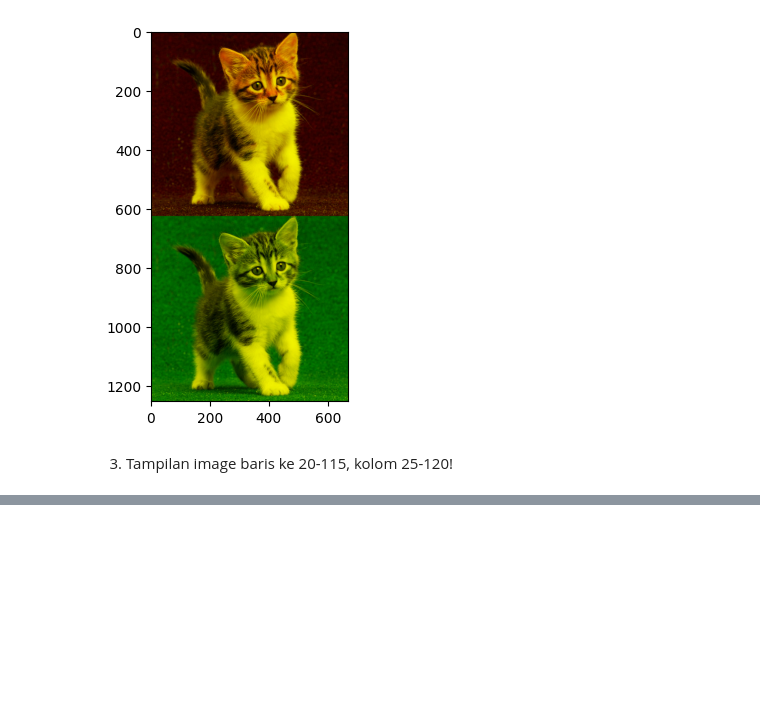
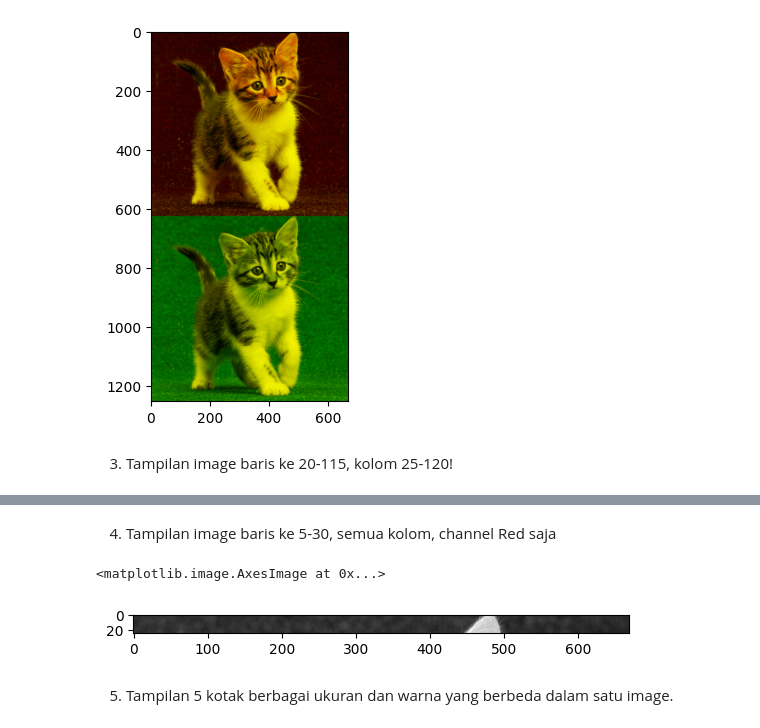
Before and after one commit to AzisilhamK463/PCVK_2023, a Jupyter notebook: week2.ipynb, the cells around one changed output, grey strips where cells are left out. Cells and saved outputs as stored; diff of their text form; code cells hidden in the pictures; blank space fills up the shorter version.

```diff
--- a/week2.ipynb
+++ b/week2.ipynb
@@ -203,0 +210,17 @@ plt.imshow(final_frame)
+# %% [markdown]
+4. Tampilan image baris ke 5-30, semua kolom, channel Red saja
+# %%
+baris_mulai = 5
+baris_selesai = 30
+img_potongan2 = gambar_polosan[baris_mulai:baris_selesai, :]
+
+red_channel = img_potongan2[:, :, 2]
+
+red_img = cv.merge([red_channel, red_channel, red_channel])
+
+plt.imshow(red_img)
+# %% [output]
+<matplotlib.image.AxesImage at 0x...>
+[figure, added]
+# %% [markdown]
+5. Tampilan 5 kotak berbagai ukuran dan warna yang berbeda dalam satu image.
```
Also changed, not shown: parts of 5 cells of this notebook.
